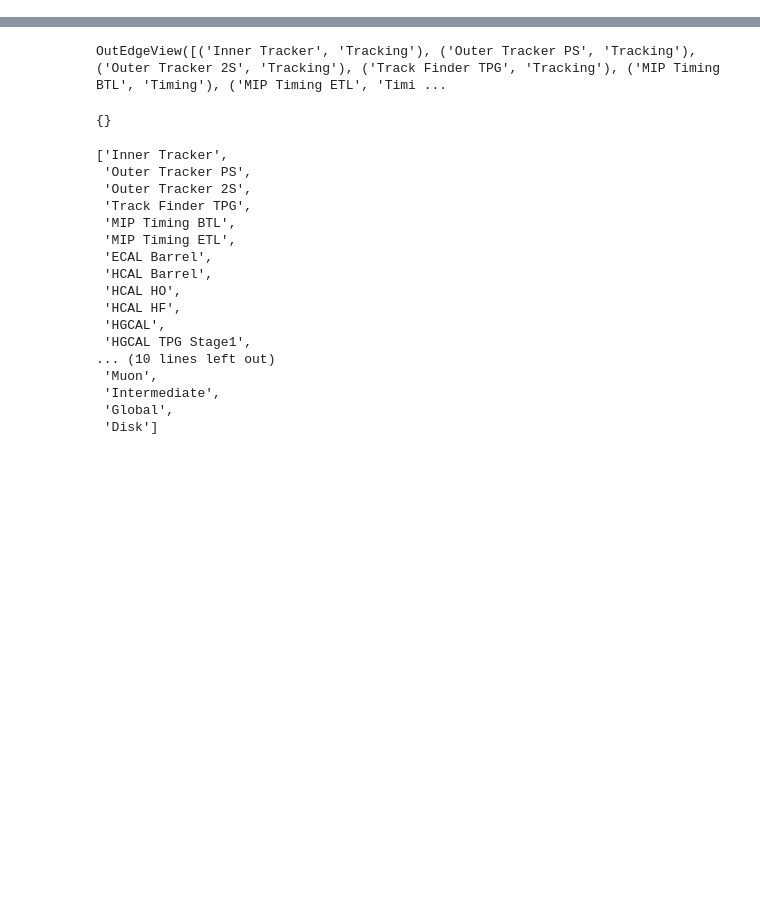
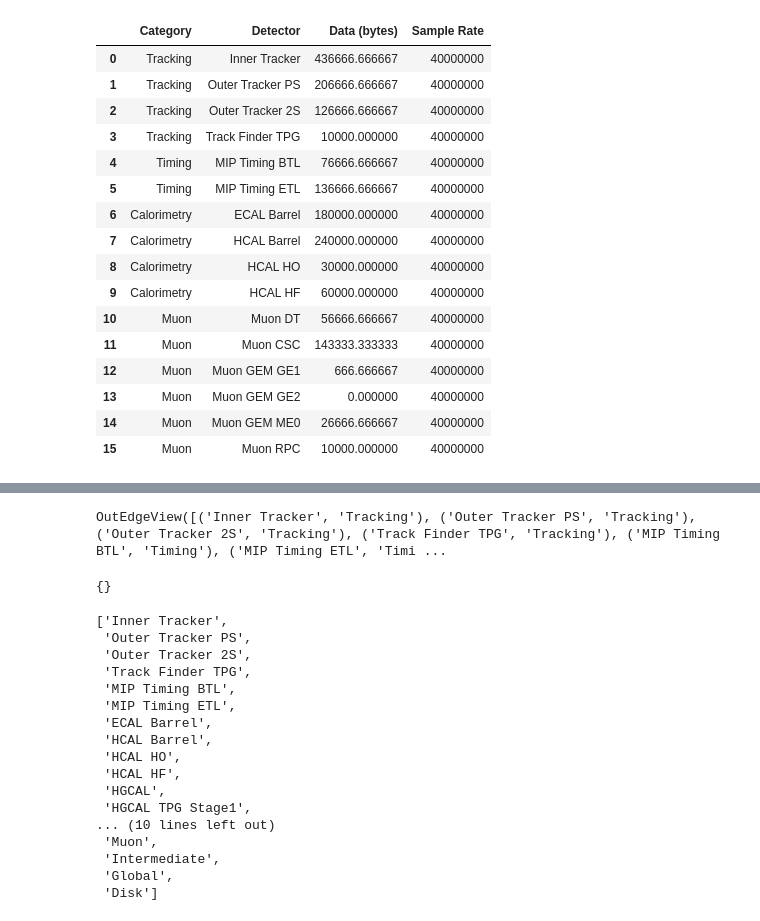
Before and after one commit to wilkieolin/system_flow, a Jupyter notebook: dev.ipynb, the cells around one changed output, grey strips where cells are left out. Cells and saved outputs as stored; diff of their text form; code cells hidden in the pictures; blank space fills up the shorter version.

```diff
--- a/dev.ipynb
+++ b/dev.ipynb
@@ -3,3 +3,26 @@ import networkx as nx
 import numpy as np
 import pandas as pd
 import matplotlib.pyplot as plt
+# %%
+detectors_run3 = pd.read_excel("cms_system_60.xlsx", sheet_name="Detectors")
+triggers_run3 = pd.read_excel("cms_system_60.xlsx", sheet_name="Triggers")
+# %%
+detectors_run3
+# %% [output]
+|  | Category | Detector | Data (bytes) | Sample Rate |
+| 0 | Tracking | Inner Tracker | 436666.666667 | 40000000 |
+| 1 | Tracking | Outer Tracker PS | 206666.666667 | 40000000 |
+| 2 | Tracking | Outer Tracker 2S | 126666.666667 | 40000000 |
+| 3 | Tracking | Track Finder TPG | 10000.000000 | 40000000 |
+| 4 | Timing | MIP Timing BTL | 76666.666667 | 40000000 |
+| 5 | Timing | MIP Timing ETL | 136666.666667 | 40000000 |
+| 6 | Calorimetry | ECAL Barrel | 180000.000000 | 40000000 |
+| 7 | Calorimetry | HCAL Barrel | 240000.000000 | 40000000 |
+| 8 | Calorimetry | HCAL HO | 30000.000000 | 40000000 |
+| 9 | Calorimetry | HCAL HF | 60000.000000 | 40000000 |
+| 10 | Muon | Muon DT | 56666.666667 | 40000000 |
+| 11 | Muon | Muon CSC | 143333.333333 | 40000000 |
+| 12 | Muon | Muon GEM GE1 | 666.666667 | 40000000 |
+| 13 | Muon | Muon GEM GE2 | 0.000000 | 40000000 |
+| 14 | Muon | Muon GEM ME0 | 26666.666667 | 40000000 |
+| 15 | Muon | Muon RPC | 10000.000000 | 40000000 |
```
Also changed, not shown: parts of 10 cells of this notebook, 2 other files.
